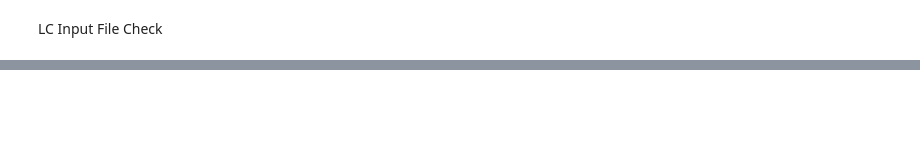
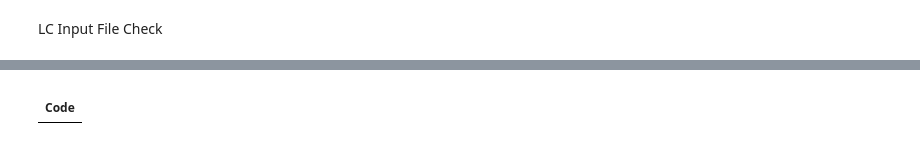
Before and after one commit to emerenan/xlsx_validation, a Jupyter notebook: de_validations.ipynb, the cells around one changed output, grey strips where cells are left out. Drawn from its saved outputs; the diff is of its cells as text; code cells hidden in the pictures; blank space fills up the shorter version.

```diff
--- a/de_validations.ipynb
+++ b/de_validations.ipynb
@@ -1728,0 +809,34 @@ memory usage: 172.4+ KB
+# %%
+def check_amounts(df_check, df_index, columns, pattern=','):
+    from collections import defaultdict
+
+    df = df_check[columns].fillna('')
+    df = df.to_dict(orient='list')
+
+    new_dic = defaultdict(list)
+    for id in df_check[df_index]:
+        new_dic[df_index].append(id)
+
+    for column in columns:
+        for value in df[column]:
+            value = str(value)
+            if value == '':
+                new_dic[column].append('Blank')
+            elif not value.__contains__(pattern):
+                new_dic[column].append(f'Incorrect format: {value}')
+            else:
+                new_dic[column].append("Ok")
+
+    df_errors = pd.DataFrame(new_dic)
+    df_errors = df_errors.set_index(df_index)
+    df_errors = df_errors.replace('Ok', np.nan)
+    df_errors = df_errors.dropna(how='all', axis=0)
+    df_errors = df_errors.dropna(how='all', axis=1)
+    return df_errors
+
+lc_cols = ['Annual lease fees']
+lc_am = check_amounts(lc, 'Code',lc_cols, '.')
+lc_am
+# %% [output]
+|  |
+| Code |
```
Also changed, not shown: parts of 60 cells of this notebook.
